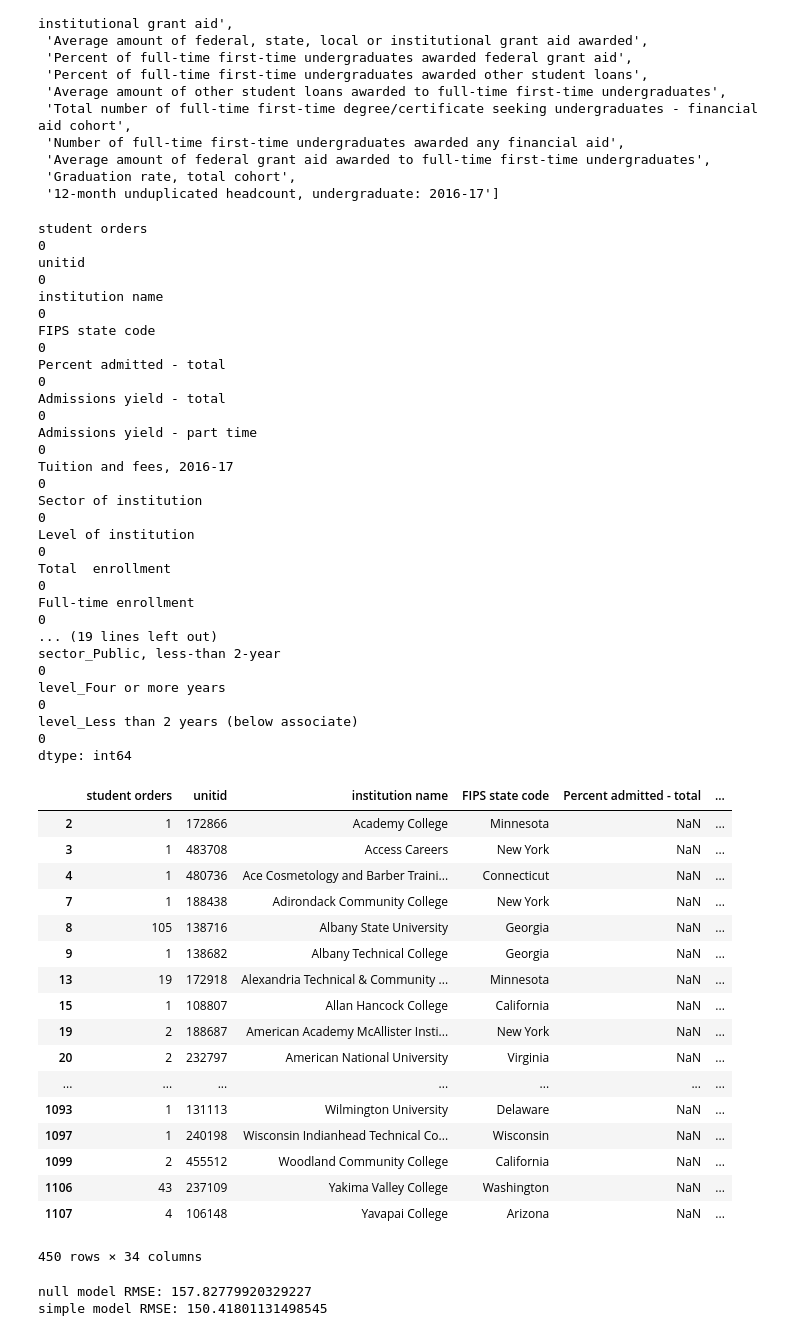
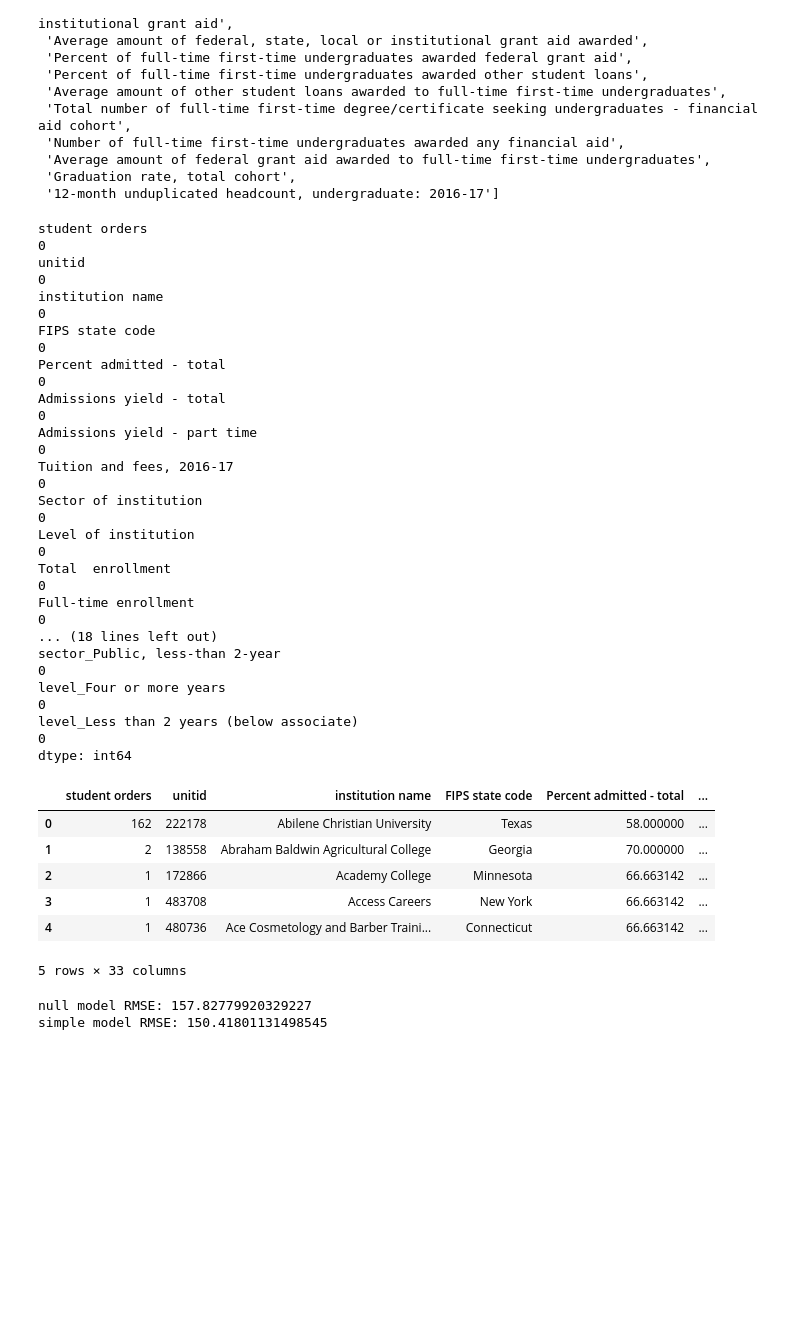
Before and after one commit to KayliBrownstein/data-science-flatworld-sales, a Jupyter notebook: institution_sales_eda.ipynb, the cells around one changed output. Drawn from its saved outputs; the diff is of its cells as text; code cells hidden in the pictures; blank space fills up the shorter version.

```diff
--- a/institution_sales_eda.ipynb
+++ b/institution_sales_eda.ipynb
@@ -176,3 +175,12 @@ correlation_heat_map(institutions[institutions.columns.tolist()])
+# %%
+# Removing features that are strongly correlated to reduce multicollinearity.
+
+# Number of full-time first-time undergraduates awarded any financial aid and
+# Total number of full-time first-time degree/certificate seeking undergraduates - financial aid cohort are 0.98.
+# The latter has less nulls, so I'll drop the former.
+
+if 'Number of full-time first-time undergraduates awarded any financial aid' in institutions.columns:
+    institutions.drop(columns=['Number of full-time first-time undergraduates awarded any financial aid'], inplace=True)
 # %%
 # From the above heatmap, it looks like the variables that are most correlated with student orders are:
 # 1. Total enrollment - 0.27
@@ -401,52 +456,41 @@ institutions_with_mean_for_na_values = institutions.copy()
 
 institutions_with_mean_for_na_values.fillna(institutions_with_mean_for_na_values.mean(), inplace=True)
 
 # Remaining missing values when using mean? No.
 print(institutions_with_mean_for_na_values.isnull().sum())
 institutions_with_mean_for_na_values.columns[institutions_with_mean_for_na_values.isna().any()].tolist()
 
 institutions_with_mean_for_na_values.head(5)
 
-institutions[institutions['Percent admitted - total'].isnull()]
+# institutions[institutions['Percent admitted - total'].isnull()]
 
 # The missingness of "Percent admitted - total", "Admissions yield - total", "Admissions yield - part time"
 # are strongly related. It looks like when one is missing, all three are missing for the institution.
 # %% [output]
 student orders                                                                                             0
 unitid                                                                                                     0
 institution name                                                                                           0
 FIPS state code                                                                                            0
 Percent admitted - total                                                                                   0
 Admissions yield - total                                                                                   0
 Admissions yield - part time                                                                               0
 Tuition and fees, 2016-17                                                                                  0
 Sector of institution                                                                                      0
 Level of institution                                                                                       0
 Total  enrollment                                                                                          0
 Full-time enrollment                                                                                       0
-... (19 lines left out)
+... (18 lines left out)
 sector_Public, less-than 2-year                                                                            0
 level_Four or more years                                                                                   0
 level_Less than 2 years (below associate)                                                                  0
 dtype: int64
 |  | student orders | unitid | institution name | FIPS state code | Percent admitted - total | ... |
-| 2 | 1 | 172866 | Academy College | Minnesota | NaN | ... |
-| 3 | 1 | 483708 | Access Careers | New York | NaN | ... |
-| 4 | 1 | 480736 | Ace Cosmetology and Barber Traini... | Connecticut | NaN | ... |
-| 7 | 1 | 188438 | Adirondack Community College | New York | NaN | ... |
-| 8 | 105 | 138716 | Albany State University | Georgia | NaN | ... |
-| 9 | 1 | 138682 | Albany Technical College | Georgia | NaN | ... |
-| 13 | 19 | 172918 | Alexandria Technical & Community ... | Minnesota | NaN | ... |
-| 15 | 1 | 108807 | Allan Hancock College | California | NaN | ... |
-| 19 | 2 | 188687 | American Academy McAllister Insti... | New York | NaN | ... |
-| 20 | 2 | 232797 | American National University | Virginia | NaN | ... |
-| ... | ... | ... | ... | ... | ... | ... |
-| 1093 | 1 | 131113 | Wilmington University | Delaware | NaN | ... |
-| 1097 | 1 | 240198 | Wisconsin Indianhead Technical Co... | Wisconsin | NaN | ... |
-| 1099 | 2 | 455512 | Woodland Community College | California | NaN | ... |
-| 1106 | 43 | 237109 | Yakima Valley College | Washington | NaN | ... |
-| 1107 | 4 | 106148 | Yavapai College | Arizona | NaN | ... |
+| 0 | 162 | 222178 | Abilene Christian University | Texas | 58.000000 | ... |
+| 1 | 2 | 138558 | Abraham Baldwin Agricultural College | Georgia | 70.000000 | ... |
+| 2 | 1 | 172866 | Academy College | Minnesota | 66.663142 | ... |
+| 3 | 1 | 483708 | Access Careers | New York | 66.663142 | ... |
+| 4 | 1 | 480736 | Ace Cosmetology and Barber Traini... | Connecticut | 66.663142 | ... |
-450 rows × 34 columns
+5 rows × 33 columns
 # %%
 # 2) Try filling in missing values with groupby mean
 
```
Also changed, not shown: parts of 18 cells of this notebook.
